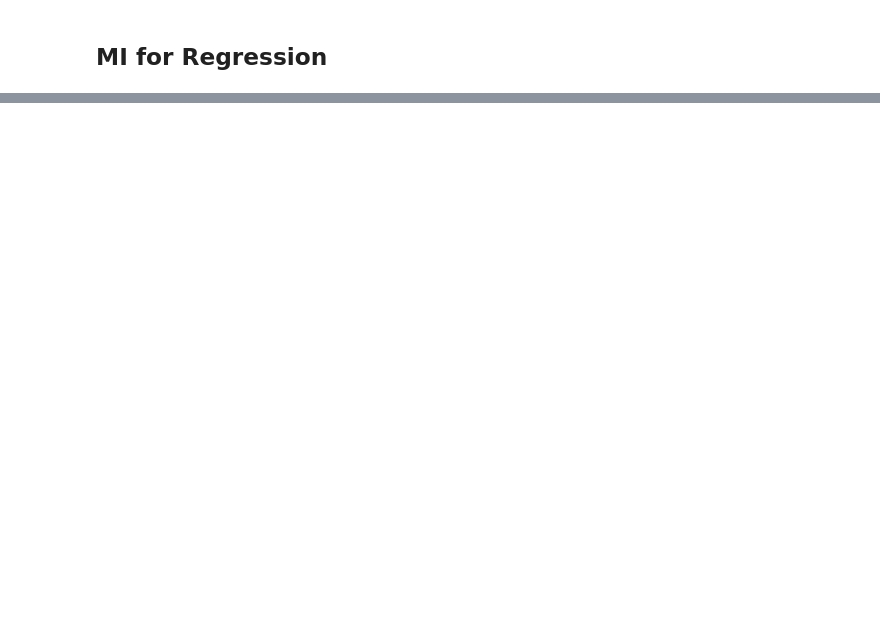
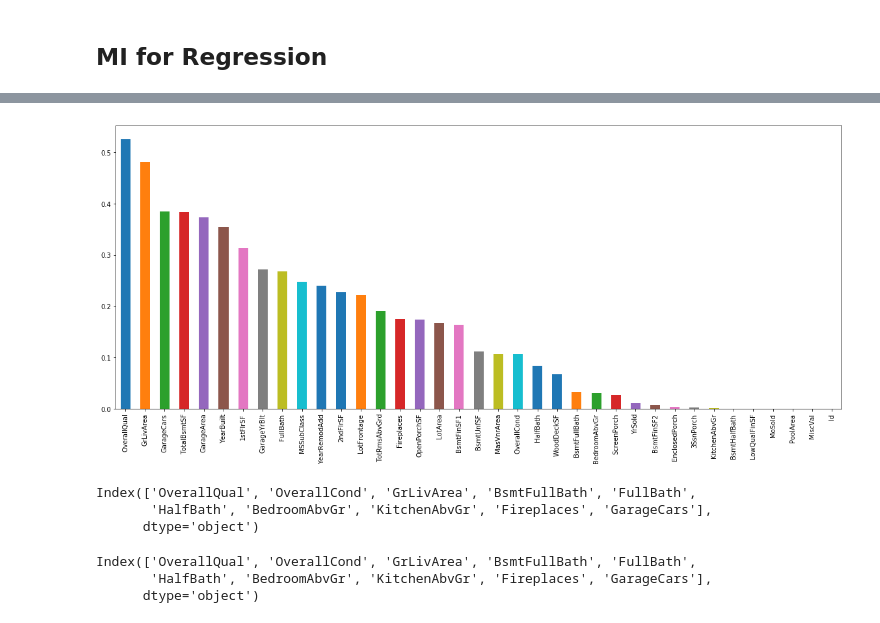
Before and after one commit to ohduran-attempts/data-science-review, a Jupyter notebook: Feature Selection for Machine Learning course/02 - Filter Methods/05 - Mutual Information.ipynb, the cells around one changed output, grey strips where cells are left out. Drawn from its saved outputs; the diff is of its cells as text; code cells hidden in the pictures; blank space fills up the shorter version.

```diff
--- a/Feature Selection for Machine Learning course/02 - Filter Methods/05 - Mutual Information.ipynb
+++ b/Feature Selection for Machine Learning course/02 - Filter Methods/05 - Mutual Information.ipynb
@@ -29,0 +127,3 @@ paribas.head()
+# %%
+houseprice = pd.read_csv('../datasets/houseprice.csv')
+houseprice.shape
@@ -29,0 +134,5 @@ paribas.head()
+# %%
+numerics = ['int16', 'int32', 'int64', 'float16', 'float32', 'float64']
+
+houseprice_numeric = houseprice.select_dtypes(include=numerics)
+houseprice_numeric.head()
@@ -29,0 +147,8 @@ paribas.head()
+# %%
+X_train, X_test, y_train, y_test = train_test_split(
+    houseprice_numeric.drop(labels=['SalePrice'], axis=1),
+    houseprice_numeric['SalePrice'],
+    test_size=0.3,
+    random_state=0
+    )
+X_train.shape, X_test.shape
@@ -29,0 +157,5 @@ paribas.head()
+# %%
+mi = mutual_info_regression(X_train.fillna(0), y_train)
+series_mi = pd.Series(mi)
+series_mi.index = X_train.columns
+series_mi.sort_values(ascending=False)
@@ -29,0 +180,18 @@ paribas.head()
+# %%
+series_mi.sort_values(ascending=False).plot.bar(figsize=(20,8));
+# %% [output]
+[figure, added]
+# %%
+sel_kbest = SelectKBest(mutual_info_classif, k=10).fit(X_train.fillna(0), y_train)
+X_train.columns[sel_kbest.get_support()]
+# %% [output]
+Index(['OverallQual', 'OverallCond', 'GrLivArea', 'BsmtFullBath', 'FullBath',
+       'HalfBath', 'BedroomAbvGr', 'KitchenAbvGr', 'Fireplaces', 'GarageCars'],
+      dtype='object')
+# %%
+sel_percentile = SelectPercentile(mutual_info_classif, percentile=10).fit(X_train.fillna(0), y_train)
+X_train.columns[sel_kbest.get_support()]
+# %% [output]
+Index(['OverallQual', 'OverallCond', 'GrLivArea', 'BsmtFullBath', 'FullBath',
+       'HalfBath', 'BedroomAbvGr', 'KitchenAbvGr', 'Fireplaces', 'GarageCars'],
+      dtype='object')
```
Also changed, not shown: parts of 20 cells of this notebook.
